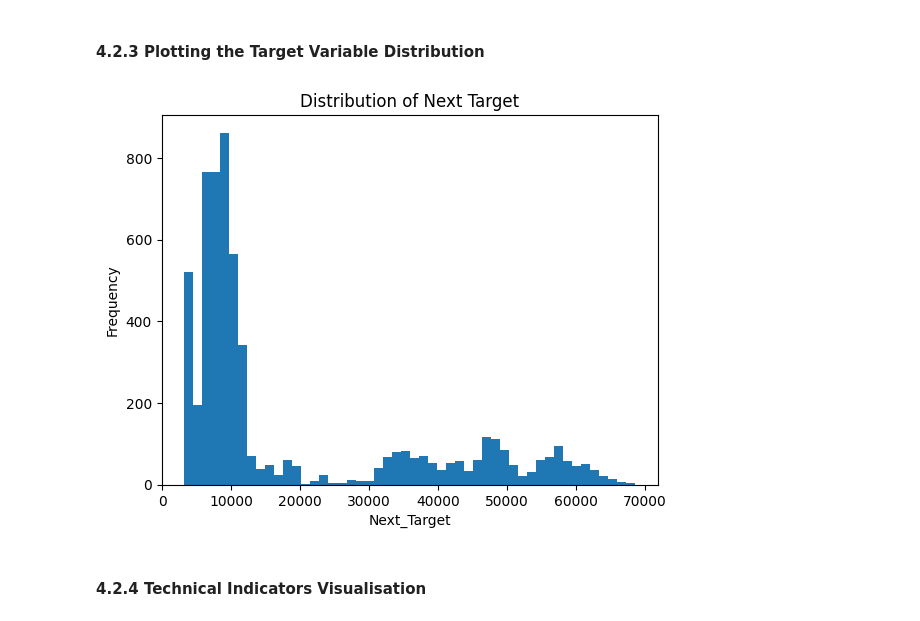
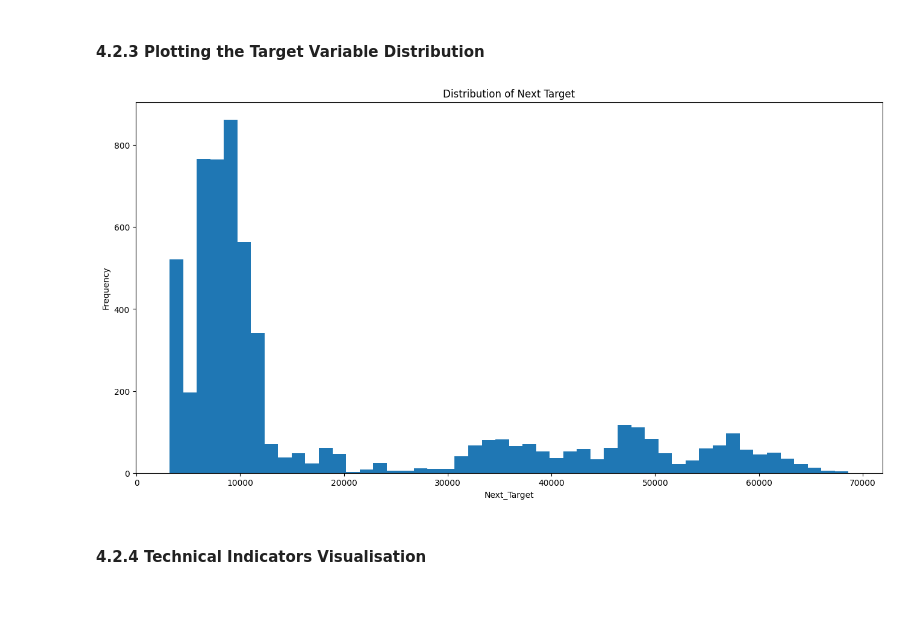
Before and after one commit to AvaterClasher/crypto, a Jupyter notebook: arima.ipynb, the cells around one changed output. Saved outputs shown, nothing was run; the diff lists cells and outputs as text; code cells hidden in the pictures.

```diff
--- a/arima.ipynb
+++ b/arima.ipynb
@@ -306,15 +308,16 @@ plt.show()
 # %%
 # Analyze the distribution of the target variable (TargetNextClose)
 close_next_stats = data[data['next'] != 0]['next'].describe()
 
 # Visualize the target variable
+plt.figure(figsize=(16,8))
 plt.hist(data['next'], bins=50)
 plt.xlabel('Next_Target')
 plt.ylabel('Frequency')
 plt.title('Distribution of Next Target')
 plt.show()
 # %% [output]
-[figure, old version]
+[figure, new version]
 # %% [markdown]
 #### 4.2.4 Technical Indicators Visualisation
 # %%
```
Also changed, not shown: parts of 26 cells of this notebook.
